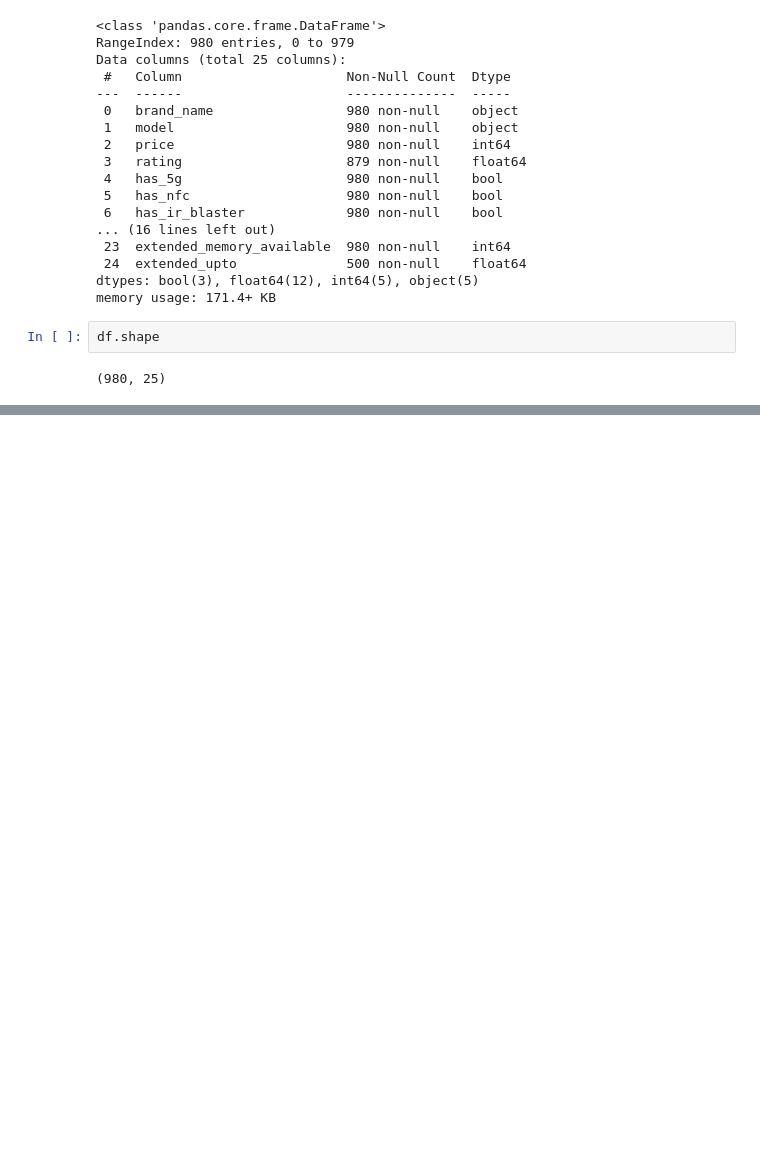
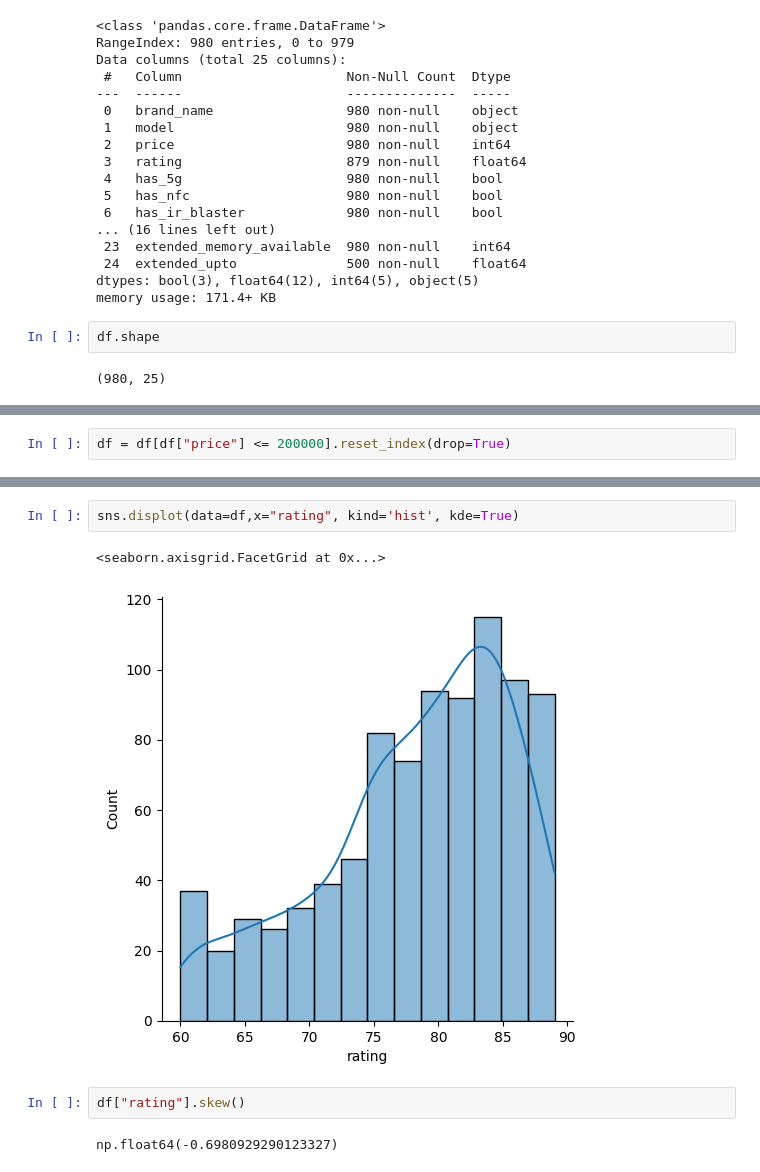
Before and after one commit to MohitMahi1/Smart-Phone-EDA-Analysis, a Jupyter notebook: smartphone_EDA_Analysis.ipynb, the cells around one changed output, grey strips where cells are left out. Saved outputs shown, nothing was run; the diff lists cells and outputs as text; blank space fills up the shorter version.

```diff
--- a/smartphone_EDA_Analysis.ipynb
+++ b/smartphone_EDA_Analysis.ipynb
@@ -46,0 +131,2 @@ df.shape
+# %%
+df = df[df["price"] <= 200000].reset_index(drop=True)
@@ -46,0 +149,9 @@ df.shape
+# %%
+sns.displot(data=df,x="rating", kind='hist', kde=True)
+# %% [output]
+<seaborn.axisgrid.FacetGrid at 0x...>
+[figure, added]
+# %%
+df["rating"].skew()
+# %% [output]
+np.float64(-0.6980929290123327)
```
Also changed, not shown: parts of 56 cells of this notebook.
